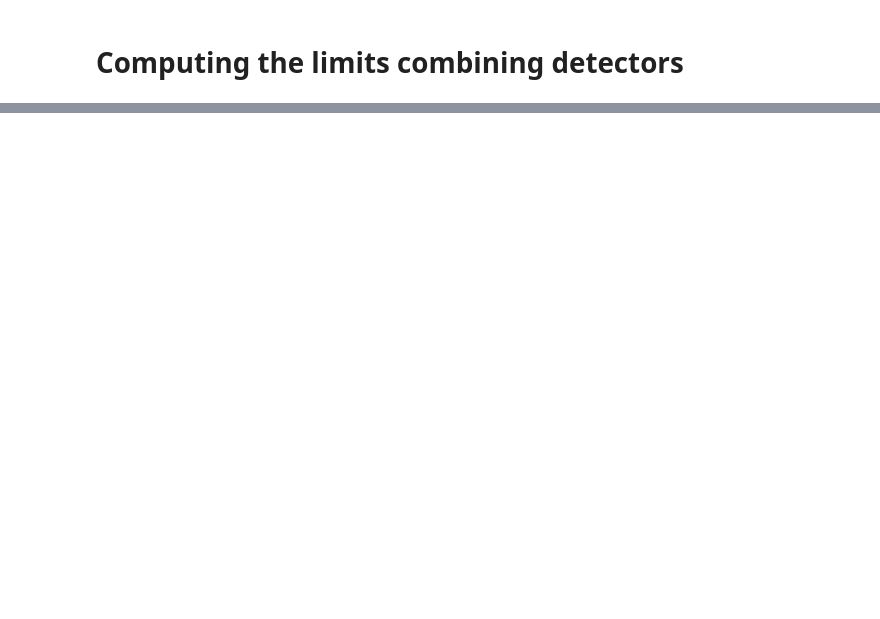
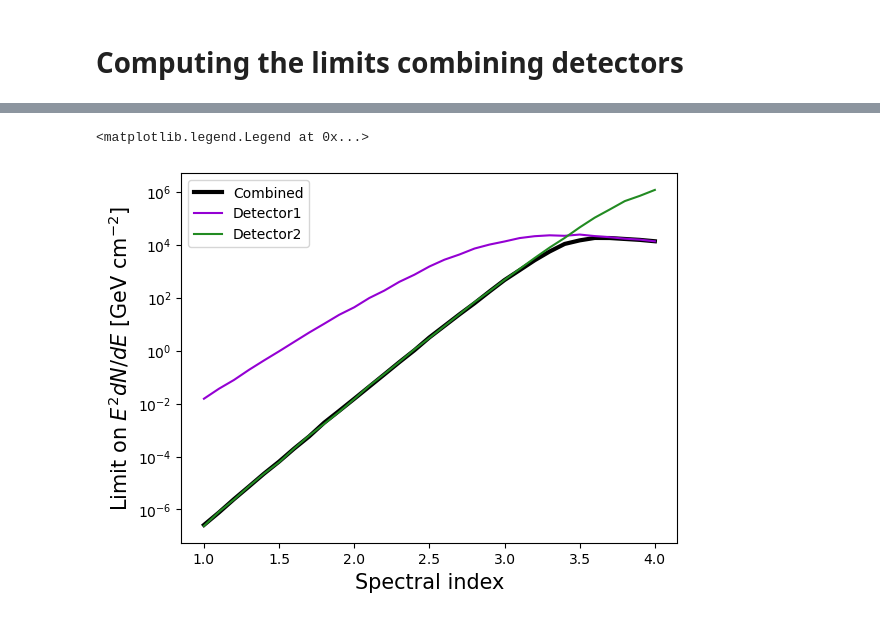
Before and after one commit to mlamo/momenta, a Jupyter notebook: examples/full_example.ipynb, the cells around one changed output, grey strips where cells are left out. Cells and saved outputs as stored; diff of their text form; code cells hidden in the pictures; blank space fills up the shorter version.

```diff
--- a/examples/full_example.ipynb
+++ b/examples/full_example.ipynb
@@ -90,12 +90,12 @@ mydetector.set_observations(nobs_mydet, bkg_mydet)
 # %% [markdown]
 ### Compute limits on the flux for E^-2 spectrum
 # %%
-parameters.flux = flux.FluxFixedPowerLaw(1, 1e6, 2, eref=1)
+parameters.flux = flux.FluxFixedPowerLaw(0.1, 1e6, 2, eref=1)
 #
-model, result = run_ultranest(superkamiokande, gw, parameters)
-limit_flux_superkamiokande = get_limits(result["samples"], model)["flux0_norm"]
-print(f"Limit on E^2 dN/dE for Super-Kamiokande = {limit_flux_superkamiokande} /GeV/cm²")
+model, result = run_ultranest(det1, gw, parameters)
+limit1 = get_limits(result["samples"], model)["flux0_norm"]
+print(f"Limit on E^2 dN/dE for Detector1 = {limit1} GeV/cm²")
 #
-model, result = run_ultranest(mydetector, gw, parameters)
-limit_flux_mydetector = get_limits(result["samples"], model)["flux0_norm"]
-print(f"Limit on E^2 dN/dE for MyDetector = {limit_flux_mydetector} /GeV/cm²")
+model, result = run_ultranest(det2, gw, parameters)
+limit2 = get_limits(result["samples"], model)["flux0_norm"]
+print(f"Limit on E^2 dN/dE for Detector2 = {limit2} GeV/cm²")
@@ -113,0 +107,17 @@ print(f"Limit on E^2 dN/dE for combined = {limit_flux_combined} /GeV/cm²")
+# %%
+# define combined detector
+combined_det = SuperNuDetector("Detector1 + Detector2")
+combined_det.add_detector(det1)
+combined_det.add_detector(det2)
+
+# get upper limit on flux
+gammas = np.linspace(1, 4, 31)
+limits1, limits2, limitsc = [], [], []
+for gamma in gammas:
+    parameters.flux = flux.FluxFixedPowerLaw(0.1, 1e6, gamma)
+    model, result = run_ultranest(det1, gw, parameters)
+    limits1.append(get_limits(result["samples"], model)["flux0_norm"])
+    model, result = run_ultranest(det2, gw, parameters)
+    limits2.append(get_limits(result["samples"], model)["flux0_norm"])
+    model, result = run_ultranest(combined_det, gw, parameters)
+    limitsc.append(get_limits(result["samples"], model)["flux0_norm"])
@@ -113,0 +127,11 @@ print(f"Limit on E^2 dN/dE for combined = {limit_flux_combined} /GeV/cm²")
+# %%
+plt.plot(gammas, limitsc, color="black", lw=3, label="Combined")
+plt.plot(gammas, limits1, color="darkviolet", lw=1.5, label="Detector1")
+plt.plot(gammas, limits2, color="forestgreen", lw=1.5, label="Detector2")
+plt.xlabel(r"Spectral index", fontsize=15)
+plt.ylabel(r"Limit on $E^2 dN/dE$ [GeV cm$^{-2}$]", fontsize=15)
+plt.yscale("log")
+plt.legend(loc="best")
+# %% [output]
+<matplotlib.legend.Legend at 0x...>
+[figure, added]
```
Also changed, not shown: parts of 12 cells of this notebook, 15 other files.
